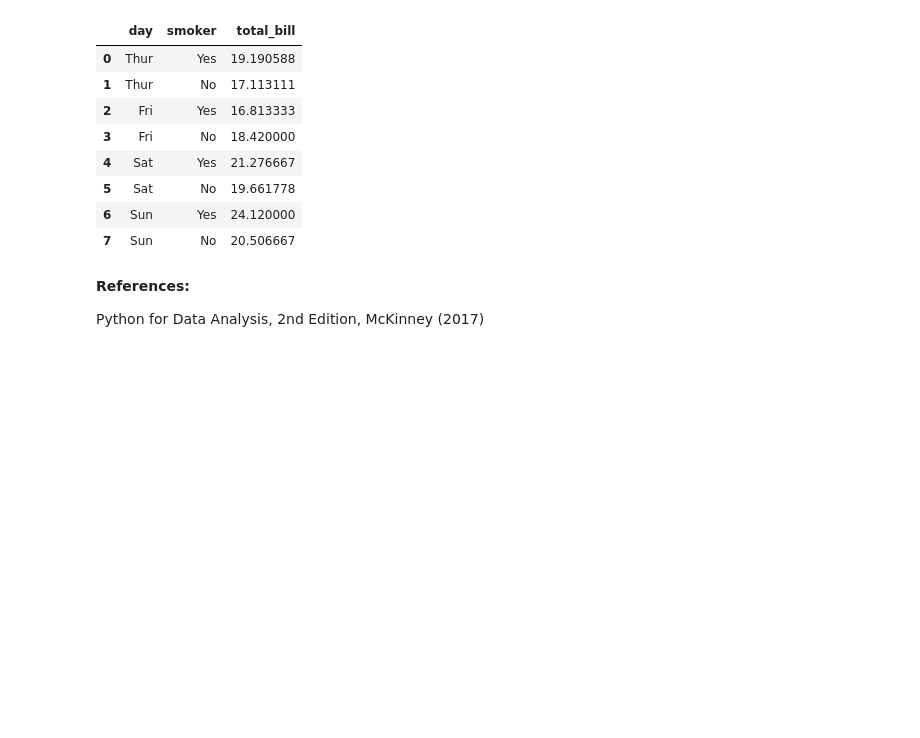
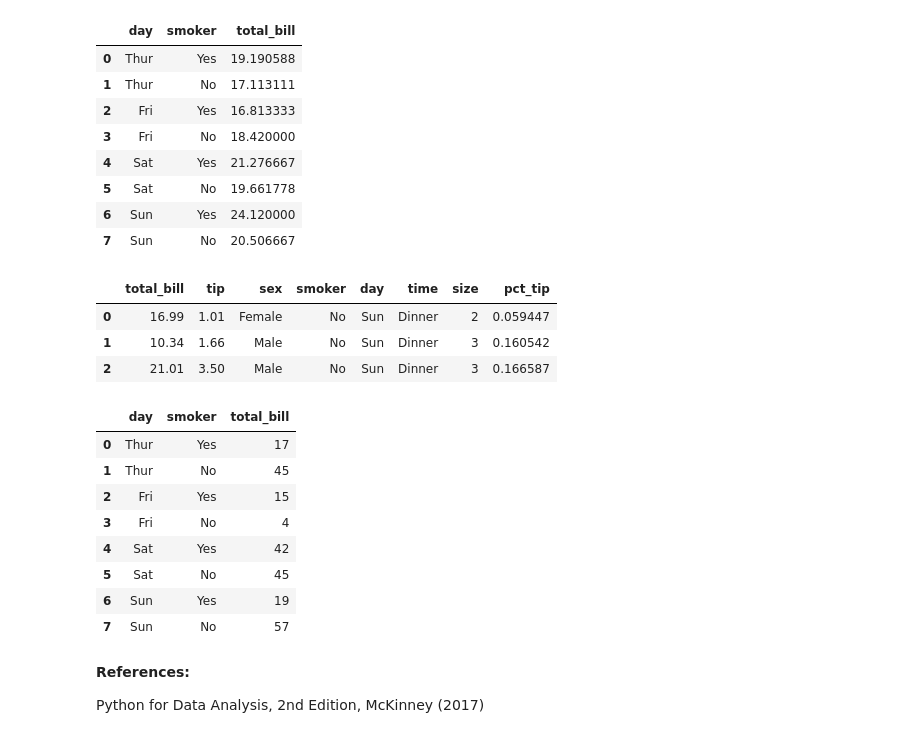
Before and after one commit to bryanblackbee/ds-learning-journey, a Jupyter notebook: jupyter_notebook/topics/data-analysis-with-python/chap-10-2-Data-Aggregation.ipynb, the cells around one changed output. Saved outputs shown, nothing was run; the diff lists cells and outputs as text; code cells hidden in the pictures; blank space fills up the shorter version.

```diff
--- a/jupyter_notebook/topics/data-analysis-with-python/chap-10-2-Data-Aggregation.ipynb
+++ b/jupyter_notebook/topics/data-analysis-with-python/chap-10-2-Data-Aggregation.ipynb
@@ -269,6 +270,26 @@ display(tips_df.groupby(['day', 'smoker'], as_index=False)['total_bill'].mean())
 | 5 | Sat | No | 19.661778 |
 | 6 | Sun | Yes | 24.120000 |
 | 7 | Sun | No | 20.506667 |
+# %%
+tips_df.head(3)
+# %% [output]
+|  | total_bill | tip | sex | smoker | day | time | size | pct_tip |
+| 0 | 16.99 | 1.01 | Female | No | Sun | Dinner | 2 | 0.059447 |
+| 1 | 10.34 | 1.66 | Male | No | Sun | Dinner | 3 | 0.160542 |
+| 2 | 21.01 | 3.50 | Male | No | Sun | Dinner | 3 | 0.166587 |
+# %%
+# This applies to multiple grouping keys too.
+display(tips_df.groupby(['day', 'smoker'], as_index=False)['total_bill'].count())
+# %% [output]
+|  | day | smoker | total_bill |
+| 0 | Thur | Yes | 17 |
+| 1 | Thur | No | 45 |
+| 2 | Fri | Yes | 15 |
+| 3 | Fri | No | 4 |
+| 4 | Sat | Yes | 42 |
+| 5 | Sat | No | 45 |
+| 6 | Sun | Yes | 19 |
+| 7 | Sun | No | 57 |
 # %% [markdown]
 **References:**
 
```
Also changed, not shown: parts of 1 cell of this notebook, 2 other files.
